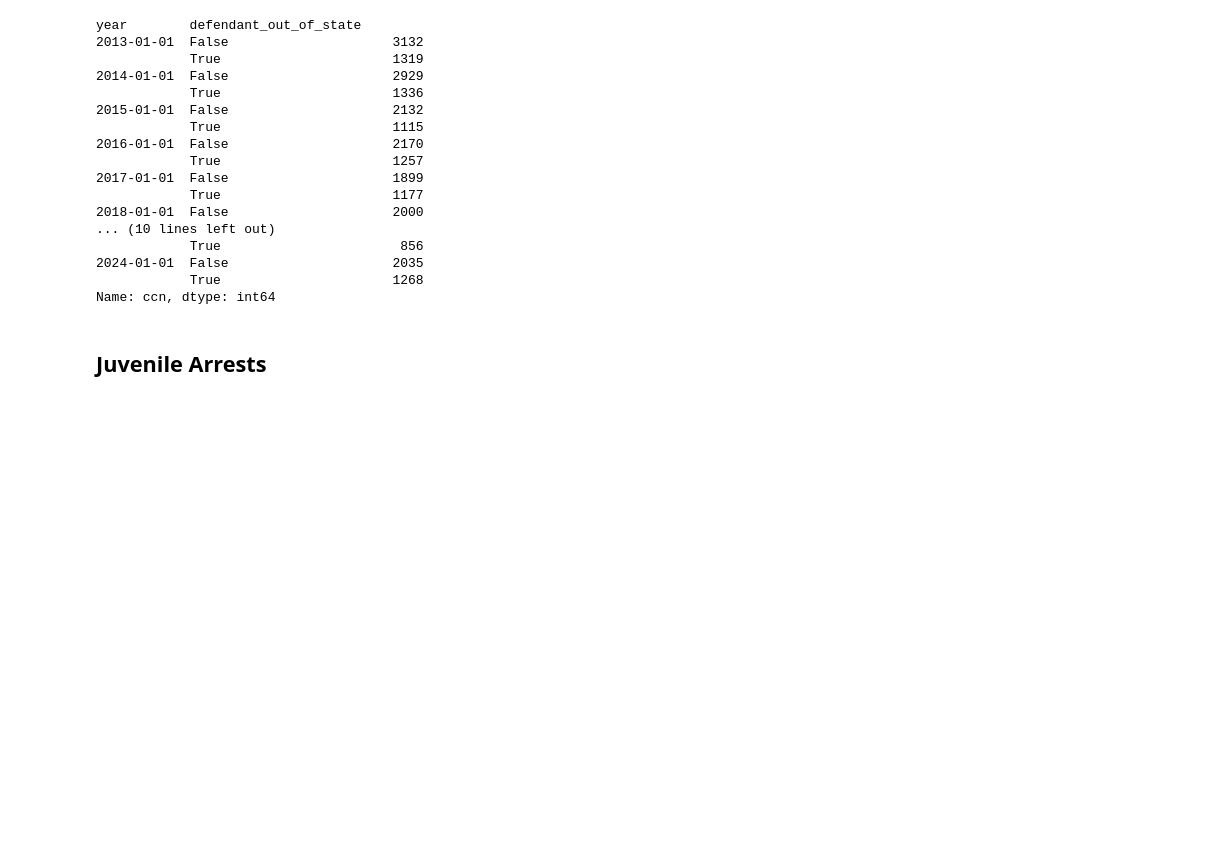
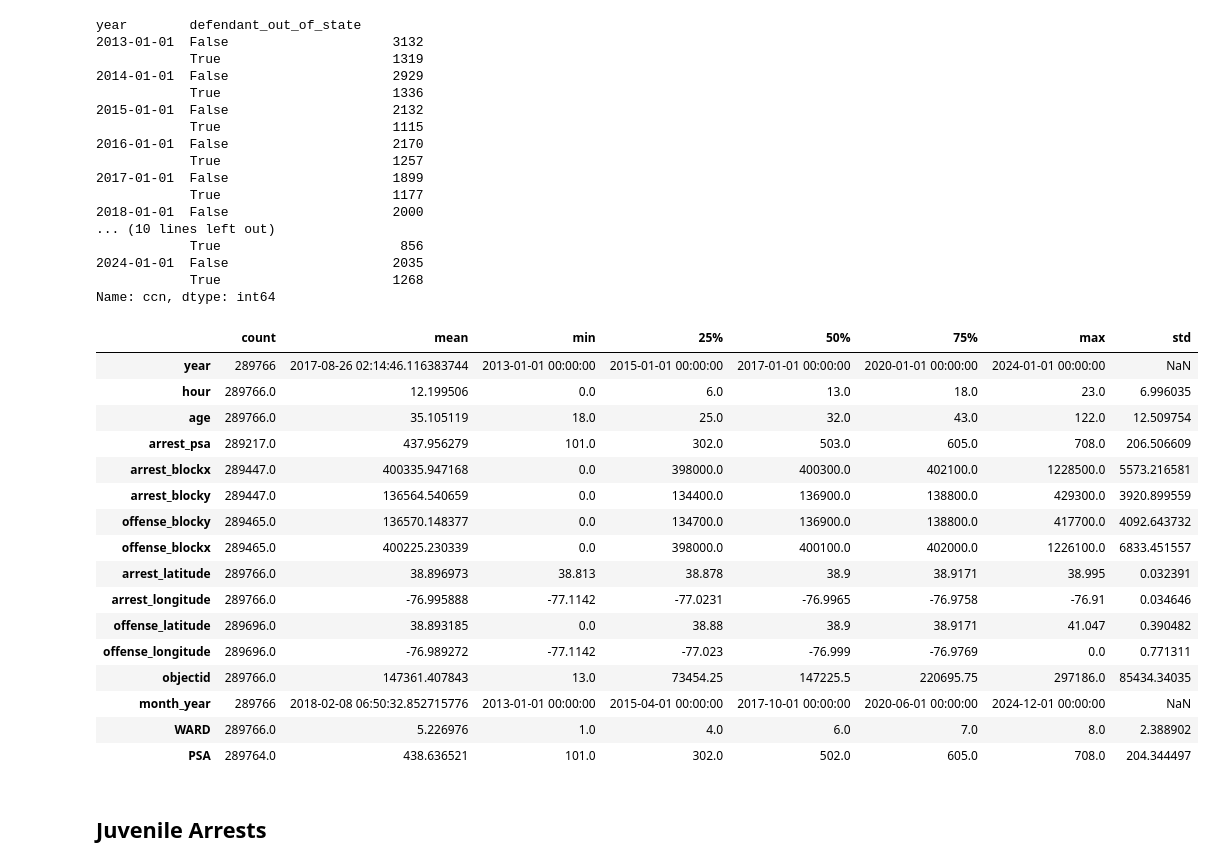
Before and after one commit to taylorterry3/dc-public-data, a Jupyter notebook: notebooks/DC_MPD_Crime_stats.ipynb, the cells around one changed output. Drawn from its saved outputs; the diff is of its cells as text; code cells hidden in the pictures; blank space fills up the shorter version.

```diff
--- a/notebooks/DC_MPD_Crime_stats.ipynb
+++ b/notebooks/DC_MPD_Crime_stats.ipynb
@@ -739,6 +739,26 @@ year        defendant_out_of_state
 2024-01-01  False                     2035
             True                      1268
 Name: ccn, dtype: int64
+# %%
+arrest_data.describe().T
+# %% [output]
+|  | count | mean | min | 25% | 50% | 75% | max | std |
+| year | 289766 | 2017-08-26 02:14:46.116383744 | 2013-01-01 00:00:00 | 2015-01-01 00:00:00 | 2017-01-01 00:00:00 | 2020-01-01 00:00:00 | 2024-01-01 00:00:00 | NaN |
+| hour | 289766.0 | 12.199506 | 0.0 | 6.0 | 13.0 | 18.0 | 23.0 | 6.996035 |
+| age | 289766.0 | 35.105119 | 18.0 | 25.0 | 32.0 | 43.0 | 122.0 | 12.509754 |
+| arrest_psa | 289217.0 | 437.956279 | 101.0 | 302.0 | 503.0 | 605.0 | 708.0 | 206.506609 |
+| arrest_blockx | 289447.0 | 400335.947168 | 0.0 | 398000.0 | 400300.0 | 402100.0 | 1228500.0 | 5573.216581 |
+| arrest_blocky | 289447.0 | 136564.540659 | 0.0 | 134400.0 | 136900.0 | 138800.0 | 429300.0 | 3920.899559 |
+| offense_blocky | 289465.0 | 136570.148377 | 0.0 | 134700.0 | 136900.0 | 138800.0 | 417700.0 | 4092.643732 |
+| offense_blockx | 289465.0 | 400225.230339 | 0.0 | 398000.0 | 400100.0 | 402000.0 | 1226100.0 | 6833.451557 |
+| arrest_latitude | 289766.0 | 38.896973 | 38.813 | 38.878 | 38.9 | 38.9171 | 38.995 | 0.032391 |
+| arrest_longitude | 289766.0 | -76.995888 | -77.1142 | -77.0231 | -76.9965 | -76.9758 | -76.91 | 0.034646 |
+| offense_latitude | 289696.0 | 38.893185 | 0.0 | 38.88 | 38.9 | 38.9171 | 41.047 | 0.390482 |
+| offense_longitude | 289696.0 | -76.989272 | -77.1142 | -77.023 | -76.999 | -76.9769 | 0.0 | 0.771311 |
+| objectid | 289766.0 | 147361.407843 | 13.0 | 73454.25 | 147225.5 | 220695.75 | 297186.0 | 85434.34035 |
+| month_year | 289766 | 2018-02-08 06:50:32.852715776 | 2013-01-01 00:00:00 | 2015-04-01 00:00:00 | 2017-10-01 00:00:00 | 2020-06-01 00:00:00 | 2024-12-01 00:00:00 | NaN |
+| WARD | 289766.0 | 5.226976 | 1.0 | 4.0 | 6.0 | 7.0 | 8.0 | 2.388902 |
+| PSA | 289764.0 | 438.636521 | 101.0 | 302.0 | 502.0 | 605.0 | 708.0 | 204.344497 |
 # %% [markdown]
 ## Juvenile Arrests
 # %%
```
Also changed, not shown: parts of 5 cells of this notebook, 52 other files.
